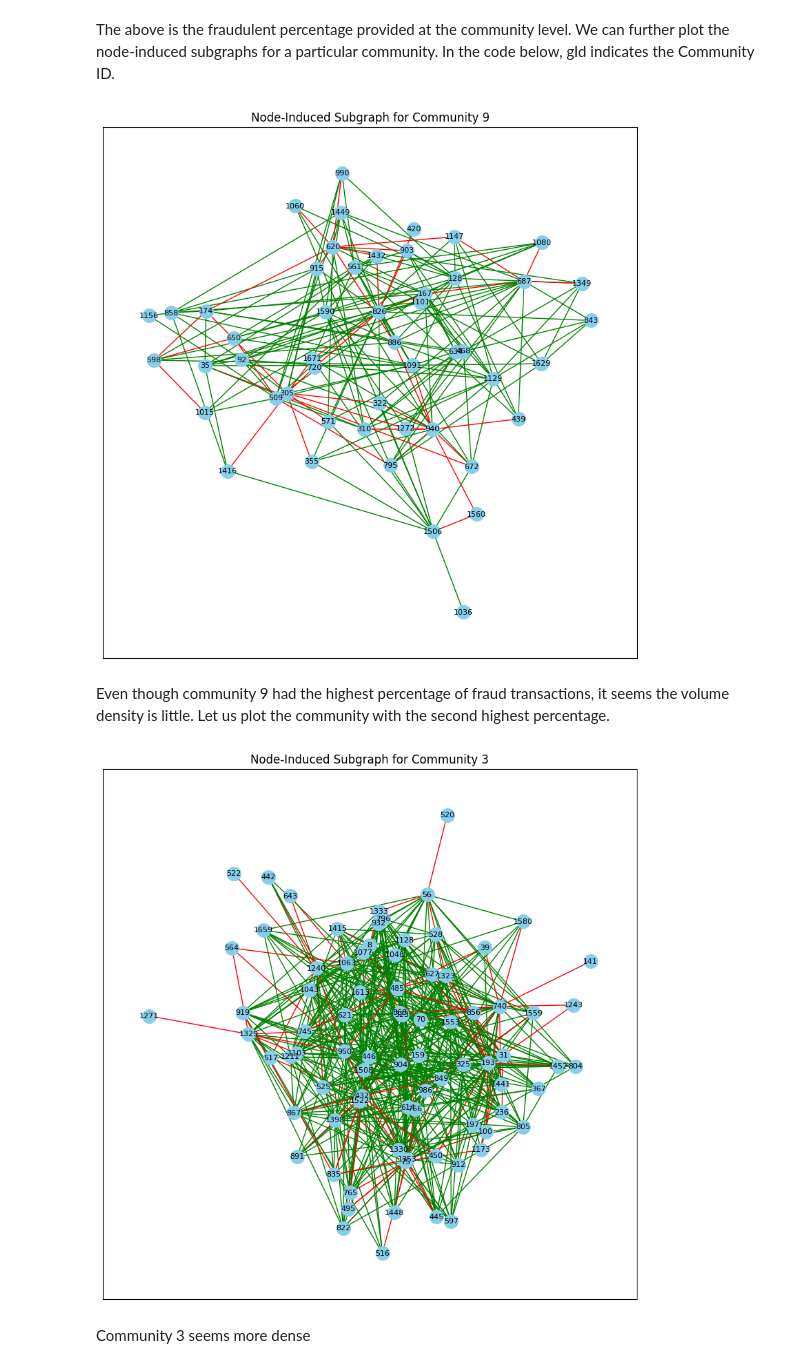
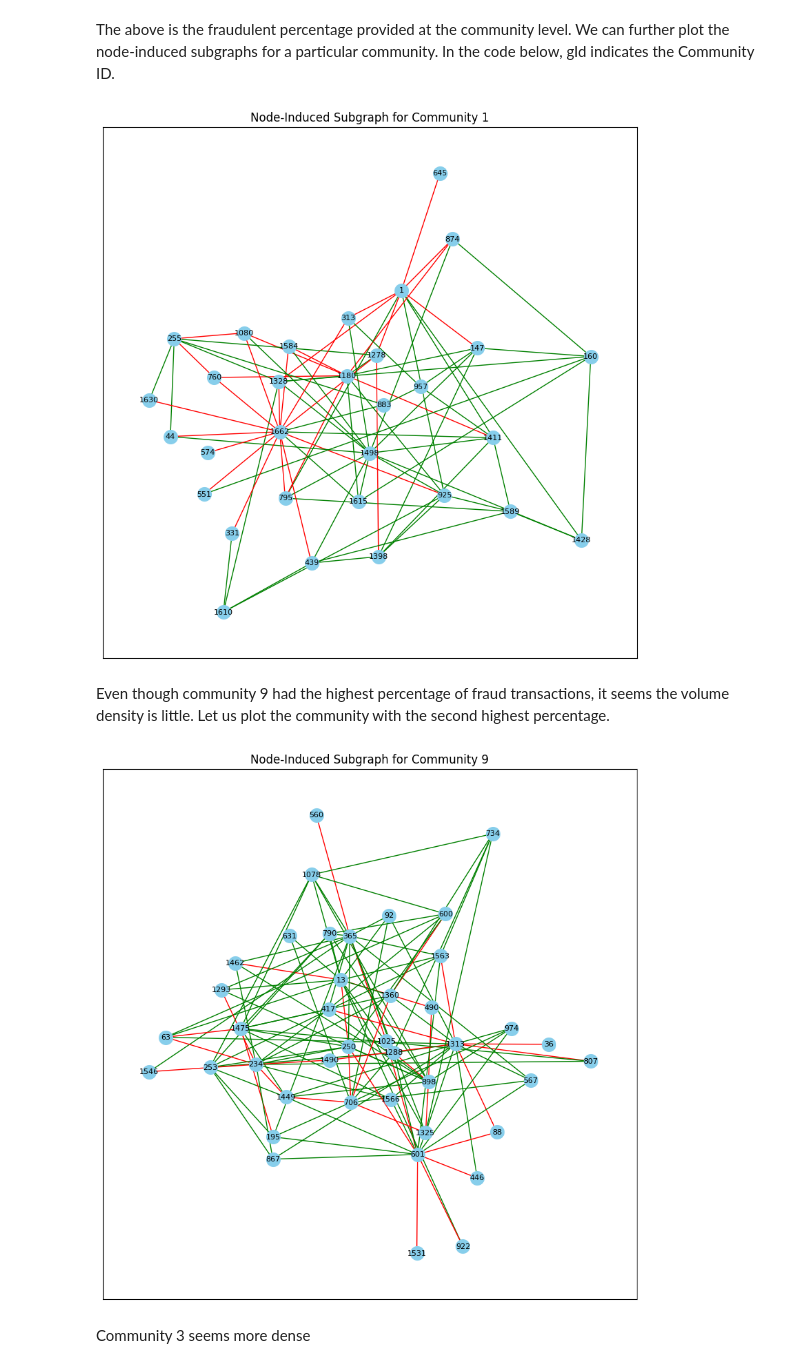
Before and after one commit to saxyrinchen/bt4012_project, a Jupyter notebook: graph_feature_engineering.ipynb, the cells around one changed output. Saved outputs shown, nothing was run; the diff lists cells and outputs as text; code cells hidden in the pictures.

```diff
--- a/graph_feature_engineering.ipynb
+++ b/graph_feature_engineering.ipynb
@@ -314,17 +320,17 @@ def plot_community_subgraph(graph, community_id):
     plt.title(f"Node-Induced Subgraph for Community {community_id}")
     plt.show()
 
-# Usage: Plot the subgraph for Community 9
-plot_community_subgraph(G_bu, community_id=9)
+# Usage: Plot the subgraph for Community 1
+plot_community_subgraph(G_bu, community_id=1)
 # %% [output]
-[figure, old version]
+[figure, new version]
 # %% [markdown]
 Even though community 9 had the highest percentage of fraud transactions, it seems the volume density is little. Let us plot the community with the second highest percentage.
 # %%
-# Usage: Plot the subgraph for Community 3
-plot_community_subgraph(G_bu, community_id=3)
+# Usage: Plot the subgraph for Community 9
+plot_community_subgraph(G_bu, community_id=9)
 # %% [output]
-[figure, old version]
+[figure, new version]
 # %% [markdown]
 Community 3 seems more dense
 # %%
```
Also changed, not shown: parts of 23 cells of this notebook.
